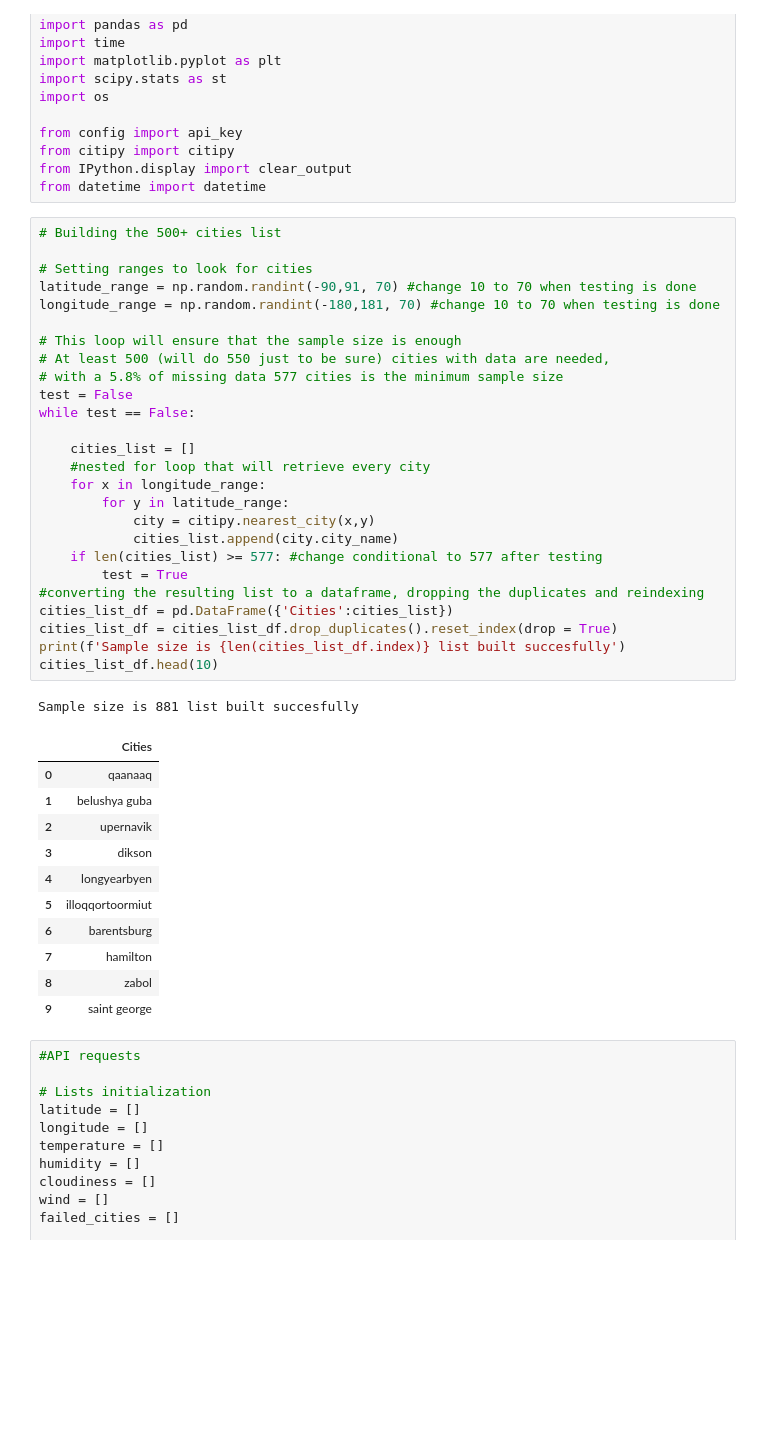
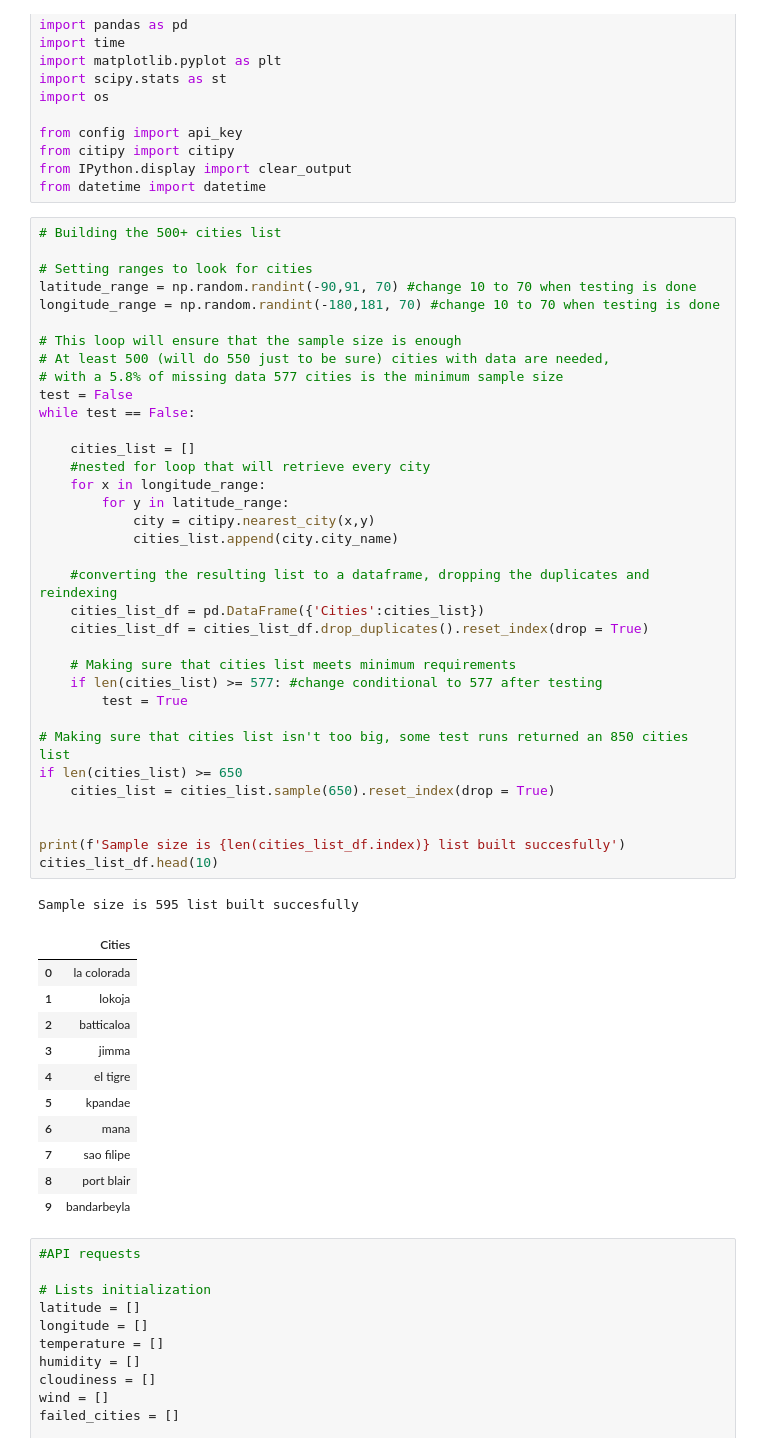
Before and after one commit to JuanjoFernandez/python-api-challenge, a Jupyter notebook: WeatherPy/WeatherPy.ipynb, the cells around one changed output. Saved outputs shown, nothing was run; the diff lists cells and outputs as text; blank space fills up the shorter version.

Commit message:
Adds conditinals to cities list build

```diff
--- a/WeatherPy/WeatherPy.ipynb
+++ b/WeatherPy/WeatherPy.ipynb
@@ -16,42 +16,51 @@ from datetime import datetime
 # %%
 # Building the 500+ cities list
 
 # Setting ranges to look for cities
 latitude_range = np.random.randint(-90,91, 70) #change 10 to 70 when testing is done
 longitude_range = np.random.randint(-180,181, 70) #change 10 to 70 when testing is done
 
 # This loop will ensure that the sample size is enough
 # At least 500 (will do 550 just to be sure) cities with data are needed,
 # with a 5.8% of missing data 577 cities is the minimum sample size
 test = False
 while test == False:
 
     cities_list = []
     #nested for loop that will retrieve every city
     for x in longitude_range:
         for y in latitude_range:
             city = citipy.nearest_city(x,y)
             cities_list.append(city.city_name)
+
+    #converting the resulting list to a dataframe, dropping the duplicates and reindexing
+    cities_list_df = pd.DataFrame({'Cities':cities_list})
+    cities_list_df = cities_list_df.drop_duplicates().reset_index(drop = True)
+
+    # Making sure that cities list meets minimum requirements
     if len(cities_list) >= 577: #change conditional to 577 after testing
         test = True
-#converting the resulting list to a dataframe, dropping the duplicates and reindexing
-cities_list_df = pd.DataFrame({'Cities':cities_list})
-cities_list_df = cities_list_df.drop_duplicates().reset_index(drop = True)
+
+# Making sure that cities list isn't too big, some test runs returned an 850 cities list
+if len(cities_list) >= 650
+    cities_list = cities_list.sample(650).reset_index(drop = True)
+
+
 print(f'Sample size is {len(cities_list_df.index)} list built succesfully')
 cities_list_df.head(10)
 # %% [output]
-Sample size is 881 list built succesfully
+Sample size is 595 list built succesfully
 |  | Cities |
-| 0 | qaanaaq |
-| 1 | belushya guba |
-| 2 | upernavik |
-| 3 | dikson |
-| 4 | longyearbyen |
-| 5 | illoqqortoormiut |
-| 6 | barentsburg |
-| 7 | hamilton |
-| 8 | zabol |
-| 9 | saint george |
+| 0 | la colorada |
+| 1 | lokoja |
+| 2 | batticaloa |
+| 3 | jimma |
+| 4 | el tigre |
+| 5 | kpandae |
+| 6 | mana |
+| 7 | sao filipe |
+| 8 | port blair |
+| 9 | bandarbeyla |
 # %%
 #API requests
 
```
Also changed, not shown: 1 other file.
